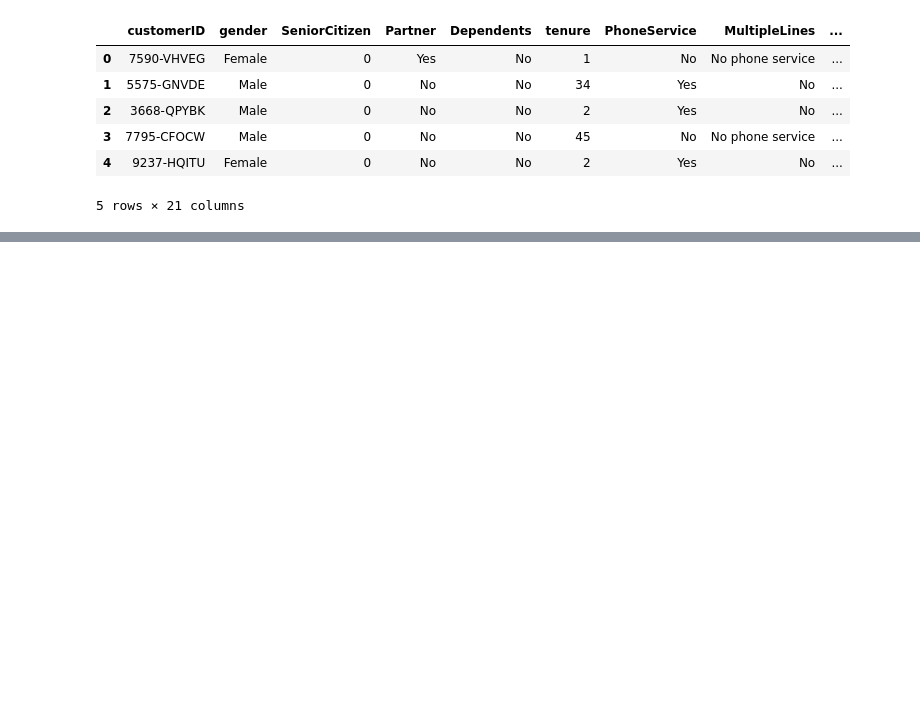
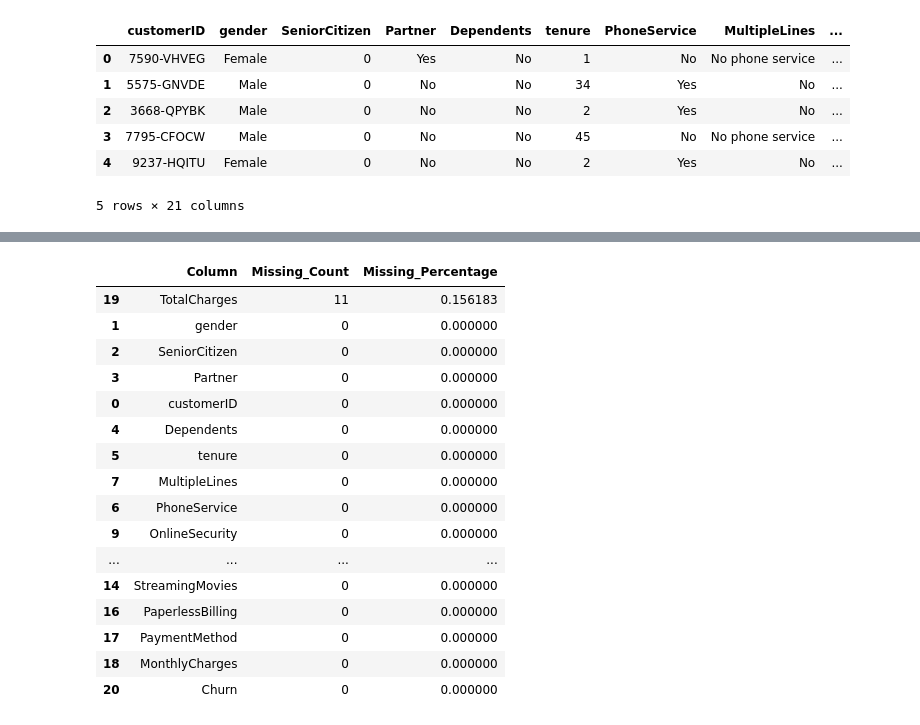
Before and after one commit to priyankag1111/Internship_Churnsense, a Jupyter notebook: notebooks/02_EDA.ipynb, the cells around one changed output, grey strips where cells are left out. Drawn from its saved outputs; the diff is of its cells as text; code cells hidden in the pictures; blank space fills up the shorter version.

```diff
--- a/notebooks/02_EDA.ipynb
+++ b/notebooks/02_EDA.ipynb
@@ -36,0 +81,41 @@ df.head()
+# %%
+missing_summary = (
+    df.isna()
+      .sum()
+      .reset_index()
+)
+
+missing_summary.columns = [
+    "Column",
+    "Missing_Count"
+]
+
+missing_summary["Missing_Percentage"] = (
+    missing_summary["Missing_Count"] /
+    len(df) * 100
+)
+
+missing_summary = (
+    missing_summary
+    .sort_values("Missing_Count", ascending=False)
+)
+
+display(missing_summary)
+# %% [output]
+|  | Column | Missing_Count | Missing_Percentage |
+| 19 | TotalCharges | 11 | 0.156183 |
+| 1 | gender | 0 | 0.000000 |
+| 2 | SeniorCitizen | 0 | 0.000000 |
+| 3 | Partner | 0 | 0.000000 |
+| 0 | customerID | 0 | 0.000000 |
+| 4 | Dependents | 0 | 0.000000 |
+| 5 | tenure | 0 | 0.000000 |
+| 7 | MultipleLines | 0 | 0.000000 |
+| 6 | PhoneService | 0 | 0.000000 |
+| 9 | OnlineSecurity | 0 | 0.000000 |
+| ... | ... | ... | ... |
+| 14 | StreamingMovies | 0 | 0.000000 |
+| 16 | PaperlessBilling | 0 | 0.000000 |
+| 17 | PaymentMethod | 0 | 0.000000 |
+| 18 | MonthlyCharges | 0 | 0.000000 |
+| 20 | Churn | 0 | 0.000000 |
```
Also changed, not shown: parts of 4 cells of this notebook.
